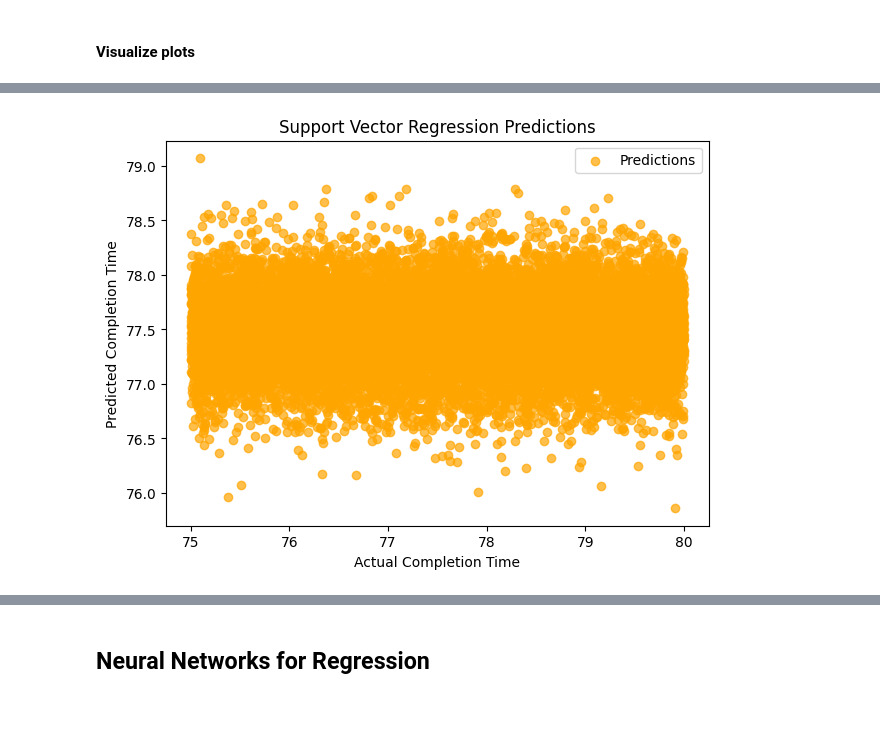
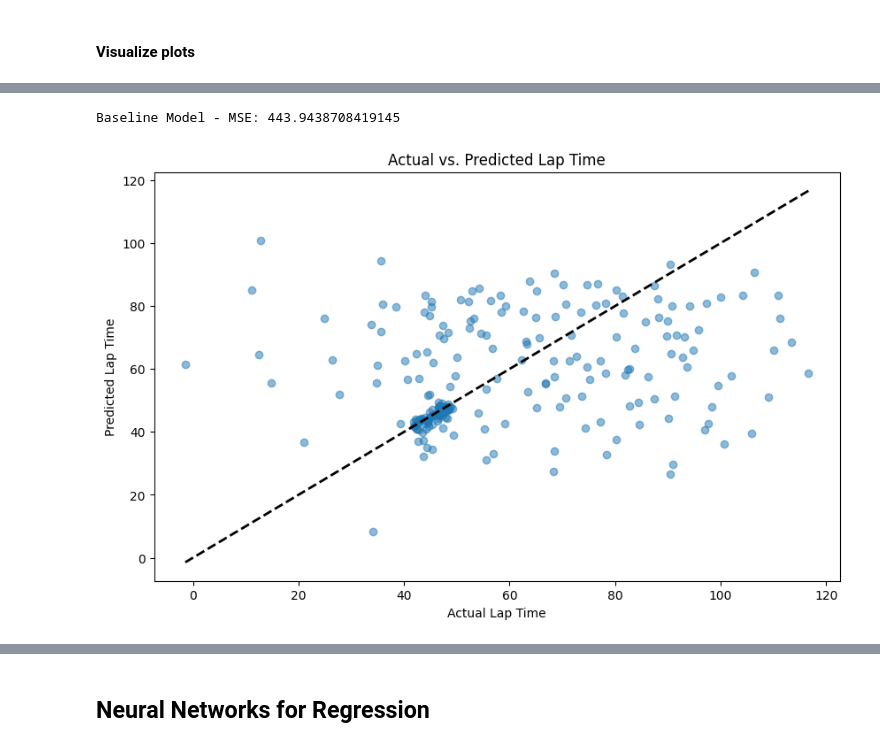
Before and after one commit to CanoniCarLTD/Canonicar_DS, a Jupyter notebook: Canonicar_DS.ipynb, the cells around one changed output, grey strips where cells are left out. Cells and saved outputs as stored; diff of their text form; code cells hidden in the pictures; blank space fills up the shorter version.

```diff
--- a/Canonicar_DS.ipynb
+++ b/Canonicar_DS.ipynb
@@ -256,0 +409,6 @@ Testing set size: 81 samples
+# %%
+# Split for lap time prediction
+X_train_lap, X_test_lap, y_train_lap, y_test_lap = train_test_split(X_scaled, y_lap_time, test_size=0.3, random_state=42)
+
+# Split for track type prediction
+X_train_track, X_test_track, y_train_track, y_test_track = train_test_split(X_scaled, y_track_type, test_size=0.3, random_state=42)
@@ -260,3 +426,11 @@ Testing set size: 81 samples
 from sklearn.linear_model import LinearRegression
 # %% [markdown]
 #### Fit models and compute MSE, RMSE, R² scores
+# %%
+# Linear Regression
+lr = LinearRegression()
+lr.fit(X_train_lap, y_train_lap)
+y_pred_lr = lr.predict(X_test_lap)
+mse_lr = mean_squared_error(y_test_lap, y_pred_lr)
+r2_lr = r2_score(y_test_lap, y_pred_lr)
+print(f"Linear Regression - MSE: {mse_lr}, R²: {r2_lr}")
@@ -305,0 +454,9 @@ MSE: 2.08, R² Score: -0.01
+# %%
+# Gaussian Process Regression
+kernel = C(1.0, (1e-3, 1e3)) * RBF(1.0, (1e-2, 1e2))
+gpr = GaussianProcessRegressor(kernel=kernel, n_restarts_optimizer=10, random_state=42)
+gpr.fit(X_train_lap, y_train_lap)
+y_pred_gpr = gpr.predict(X_test_lap)
+mse_gpr = mean_squared_error(y_test_lap, y_pred_gpr)
+r2_gpr = r2_score(y_test_lap, y_pred_gpr)
+print(f"Gaussian Process Regression - MSE: {mse_gpr}, R²: {r2_gpr}")
@@ -528,11 +543,23 @@ plt.show()
-# %%
-# Plot actual vs. predicted values
-plt.figure(figsize=(7,5))
-plt.scatter(y_test, y_pred_svr, alpha=0.7, color="orange", label="Predictions")
-plt.xlabel("Actual Completion Time")
-plt.ylabel("Predicted Completion Time")
-plt.title("Support Vector Regression Predictions")
-plt.legend()
-plt.show()
-# %% [output]
-[figure, removed]
+# %%
+# Baseline model: Predict the mean lap time for all instances
+mean_lap_time = y_train_lap.mean()
+y_pred_baseline = [mean_lap_time] * len(y_test_lap)
+
+# Calculate MSE for the baseline model
+mse_baseline = mean_squared_error(y_test_lap, y_pred_baseline)
+print(f"Baseline Model - MSE: {mse_baseline}")
+# %% [output]
+Baseline Model - MSE: 443.9438708419145
+# %%
+import matplotlib.pyplot as plt
+
+# Plot actual vs. predicted lap times for the best model (e.g., Gaussian Process Regression)
+plt.figure(figsize=(10, 6))
+plt.scatter(y_test_lap, y_pred_gpr, alpha=0.5)
+plt.plot([y_test_lap.min(), y_test_lap.max()], [y_test_lap.min(), y_test_lap.max()], 'k--', lw=2)
+plt.xlabel('Actual Lap Time')
+plt.ylabel('Predicted Lap Time')
+plt.title('Actual vs. Predicted Lap Time')
+plt.show()
+# %% [output]
+[figure, added]
```
Also changed, not shown: parts of 60 cells of this notebook, 2 other files.
